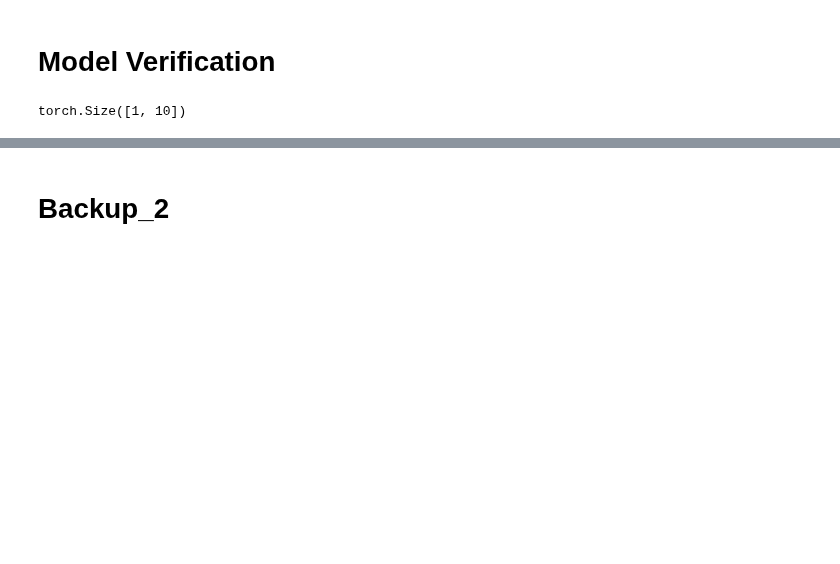
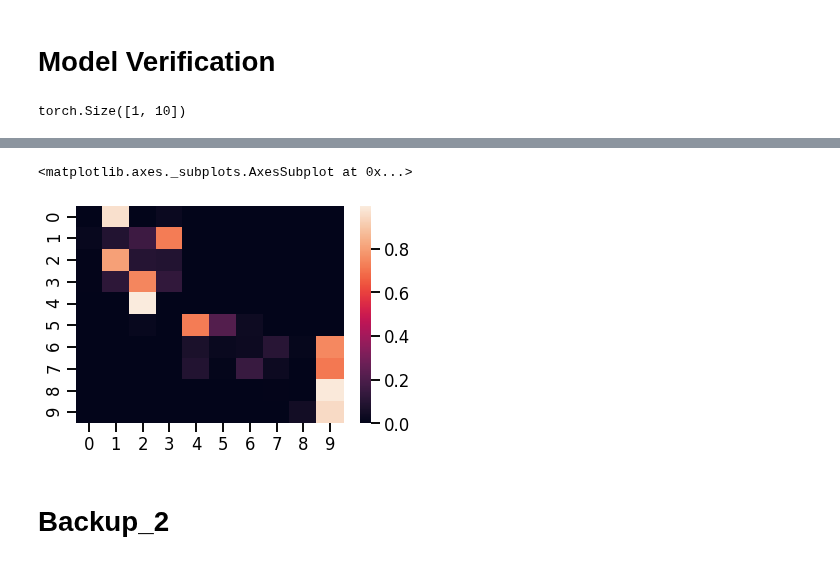
Before and after one commit to suresh-venkate/Code_Repositories, a Jupyter notebook: Deep_Learning/Natural_Language_Processing/Transformer_Models/Transformer_From_Scratch/Transformer_From_Scratch.ipynb, the cells around one changed output, grey strips where cells are left out. Drawn from its saved outputs; the diff is of its cells as text; code cells hidden in the pictures; blank space fills up the shorter version.

Commit message:
Model Encoding Updated

```diff
--- a/Deep_Learning/Natural_Language_Processing/Transformer_Models/Transformer_From_Scratch/Transformer_From_Scratch.ipynb
+++ b/Deep_Learning/Natural_Language_Processing/Transformer_Models/Transformer_From_Scratch/Transformer_From_Scratch.ipynb
@@ -584,3 +507,8 @@ tensor([[[ 0.0588, -0.0585, -0.0226,  0.0309, -0.0841],
+# %%
+seaborn.heatmap(model.encoder.enclayer_stack[1].MHA_unit.attn[0, 1].data)
+# %% [output]
+<matplotlib.axes._subplots.AxesSubplot at 0x...>
+[figure, added]
 # %% [markdown]
 # Backup_2
 # %% [markdown]
```
Also changed, not shown: parts of 13 cells of this notebook.
